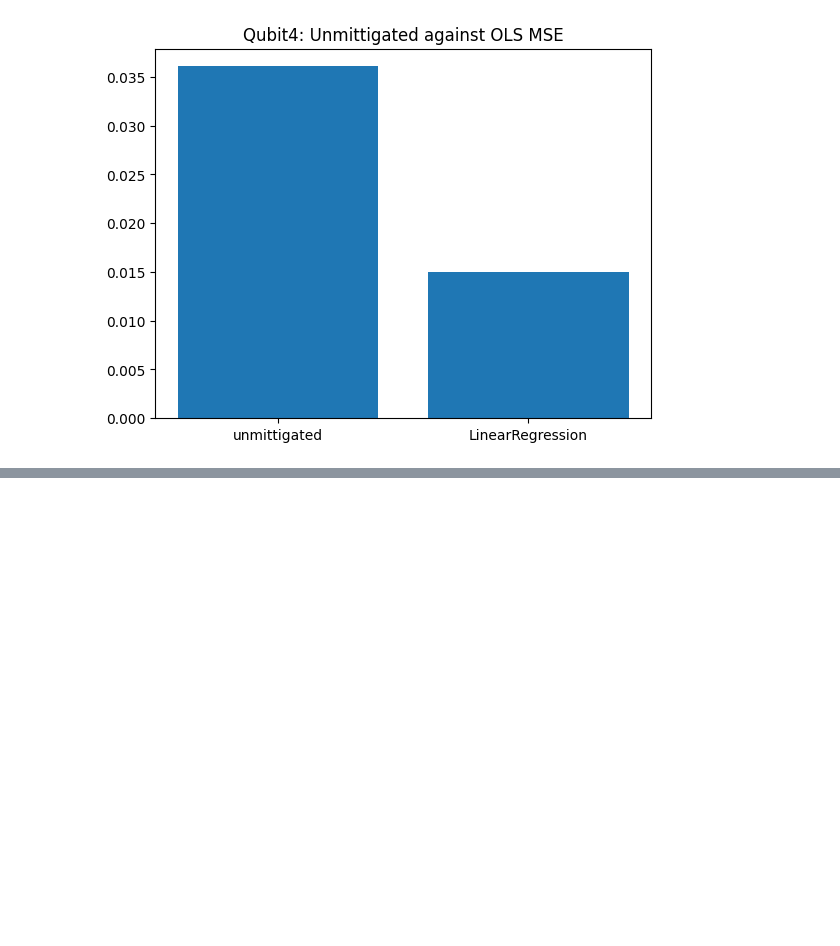
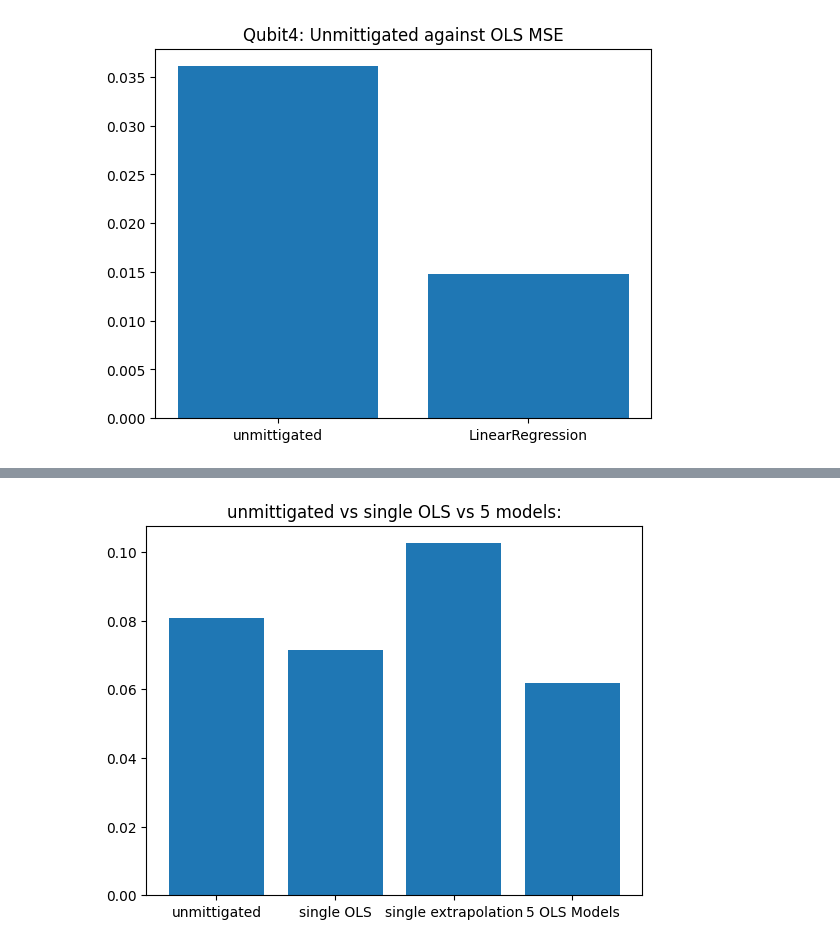
Before and after one commit to prachisharma21/ML_4_QEM, a Jupyter notebook: 5Models_Test.ipynb, the cells around one changed output, grey strips where cells are left out. Cells and saved outputs as stored; diff of their text form; code cells hidden in the pictures; blank space fills up the shorter version.

Commit message:
added plots to compare approaches

```diff
--- a/5Models_Test.ipynb
+++ b/5Models_Test.ipynb
@@ -217,0 +221,79 @@ plt.bar(['unmittigated', 'LinearRegression'], [bar0, bar1])
+# %%
+Xtrain, Xtest, ytrain, ytest = train_test_split(df.drop(columns=['observable', 'target']), df['target'], test_size=0.3)
+Xtrain = Xtrain.reset_index().drop(columns=['index'])
+Xtest = Xtest.reset_index().drop(columns=['index'])
+ytrain = ytrain.reset_index()['target']
+ytest = ytest.reset_index()['target']
+bar0 = mean_squared_error(df['noisy_expectation'], df['target'])
+model = LinearRegression().fit(Xtrain.drop(columns=['encoded_observable']), ytrain)
+bar_all = mean_squared_error(ytest, model.predict(Xtest.drop(columns=['encoded_observable'])))
+df_extrapolation = FeatureExtract.extract_all_extrapolation()
+bar_all_extra = mean_squared_error(df_extrapolation['target'], model.predict(df_extrapolation.drop(columns=['observable', 'target'])))
+
+#Now for 5 different models:
+Xtrain_q0 = Xtrain[Xtrain['encoded_observable'] == '10000']
+Xtrain_q1 = Xtrain[Xtrain['encoded_observable'] == '01000']
+Xtrain_q2 = Xtrain[Xtrain['encoded_observable'] == '00100']
+Xtrain_q3 = Xtrain[Xtrain['encoded_observable'] == '00010']
+Xtrain_q4 = Xtrain[Xtrain['encoded_observable'] == '00001']
+
+ytrain_q0 = []
+ytrain_q1 = []
+ytrain_q2 = []
+ytrain_q3 = []
+ytrain_q4 = []
+
+for i in range(len(Xtrain['encoded_observable'])):
+    tmp = Xtrain['encoded_observable'][i].find('1')
+    if(tmp == 0):
+        ytrain_q0.append(ytrain[i])
+    if(tmp == 1):
+        ytrain_q1.append(ytrain[i])
+    if(tmp == 2):
+        ytrain_q2.append(ytrain[i])
+    if(tmp == 3):
+        ytrain_q3.append(ytrain[i])
+    if(tmp == 4):
+        ytrain_q4.append(ytrain[i])
+
+Xtest_q0 = Xtest[Xtest['encoded_observable'] == '10000']
+Xtest_q1 = Xtest[Xtest['encoded_observable'] == '01000']
+Xtest_q2 = Xtest[Xtest['encoded_observable'] == '00100']
+Xtest_q3 = Xtest[Xtest['encoded_observable'] == '00010']
+Xtest_q4 = Xtest[Xtest['encoded_observable'] == '00001']
+
+ytest_q0 = []
+ytest_q1 = []
+ytest_q2 = []
+ytest_q3 = []
+ytest_q4 = []
+
+for i in range(len(Xtest['encoded_observable'])):
+    tmp = Xtest['encoded_observable'][i].find('1')
+    if(tmp == 0):
+        ytest_q0.append(ytest[i])
+    if(tmp == 1):
+        ytest_q1.append(ytest[i])
+    if(tmp == 2):
+        ytest_q2.append(ytest[i])
+    if(tmp == 3):
+        ytest_q3.append(ytest[i])
+    if(tmp == 4):
+        ytest_q4.append(ytest[i])
+
+#q0:
+tmp = [(Xtrain_q0, Xtest_q0, ytrain_q0, ytest_q0),
+       (Xtrain_q1, Xtest_q1, ytrain_q1, ytest_q1),
+       (Xtrain_q2, Xtest_q2, ytrain_q2, ytest_q2),
+       (Xtrain_q3, Xtest_q3, ytrain_q3, ytest_q3),
+       (Xtrain_q4, Xtest_q4, ytrain_q4, ytest_q4)]
+mse = []
+mse_extrapolation = []
+for xtrain, xtest, ytrain, ytest in tmp:
+    model = LinearRegression().fit(xtrain.drop(columns=['encoded_observable']), ytrain)
+    mse.append(mean_squared_error(ytest, model.predict(xtest.drop(columns=['encoded_observable']))))
+
+plt.title('unmittigated vs single OLS vs 5 models:')
+plt.bar(['unmittigated', 'single OLS','single extrapolation', '5 OLS Models'],
+        [bar0, bar_all, bar_all_extra, np.mean(mse)])
+# %% [output]
@@ -217,0 +301 @@ plt.bar(['unmittigated', 'LinearRegression'], [bar0, bar1])
+[figure, added]
```
Also changed, not shown: parts of 4 cells of this notebook, 1 other file.
